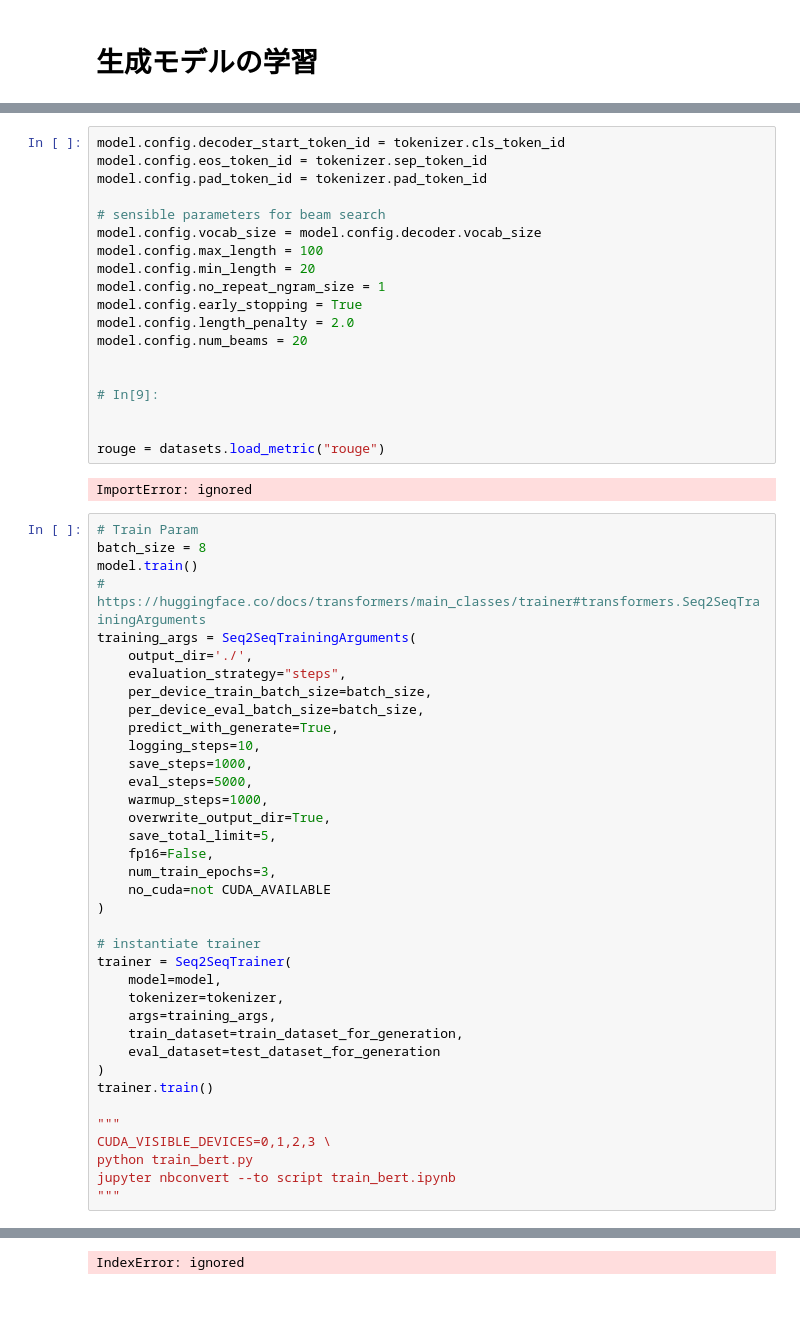
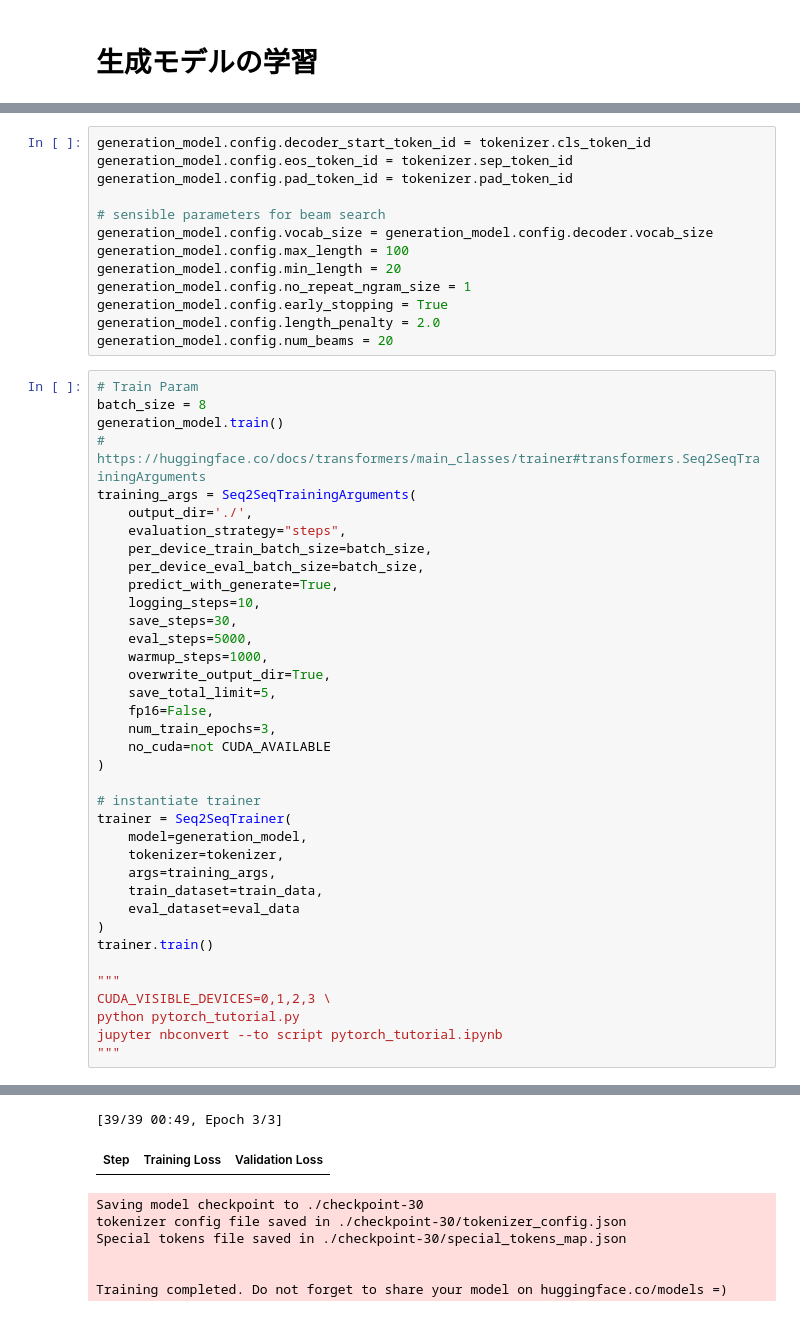
Before and after one commit to Exe-dev/M1-Pytorch-Tutorial, a Jupyter notebook: Pytorch_Tutorial.ipynb, the cells around one changed output, grey strips where cells are left out. Saved outputs shown, nothing was run; the diff lists cells and outputs as text.

```diff
--- a/Pytorch_Tutorial.ipynb
+++ b/Pytorch_Tutorial.ipynb
@@ -227,28 +262,20 @@ train_dataset_for_generation[0], test_dataset_for_generation[0]
 # %%
-model.config.decoder_start_token_id = tokenizer.cls_token_id
-model.config.eos_token_id = tokenizer.sep_token_id
-model.config.pad_token_id = tokenizer.pad_token_id
+generation_model.config.decoder_start_token_id = tokenizer.cls_token_id
+generation_model.config.eos_token_id = tokenizer.sep_token_id
+generation_model.config.pad_token_id = tokenizer.pad_token_id
 
 # sensible parameters for beam search
-model.config.vocab_size = model.config.decoder.vocab_size
-model.config.max_length = 100
-model.config.min_length = 20
-model.config.no_repeat_ngram_size = 1
-model.config.early_stopping = True
-model.config.length_penalty = 2.0
-model.config.num_beams = 20
-
-
-# In[9]:
-
-
-rouge = datasets.load_metric("rouge")
+generation_model.config.vocab_size = generation_model.config.decoder.vocab_size
+generation_model.config.max_length = 100
+generation_model.config.min_length = 20
+generation_model.config.no_repeat_ngram_size = 1
+generation_model.config.early_stopping = True
+generation_model.config.length_penalty = 2.0
+generation_model.config.num_beams = 20
-# %% [output]
-ImportError: ignored
 # %%
 # Train Param
 batch_size = 8
-model.train()
+generation_model.train()
 # https://huggingface.co/docs/transformers/main_classes/trainer#transformers.Seq2SeqTrainingArguments
 training_args = Seq2SeqTrainingArguments(
     output_dir='./',
@@ -257,7 +284,7 @@ training_args = Seq2SeqTrainingArguments(
     per_device_eval_batch_size=batch_size,
     predict_with_generate=True,
     logging_steps=10,
-    save_steps=1000,
+    save_steps=30,
     eval_steps=5000,
     warmup_steps=1000,
     overwrite_output_dir=True,
@@ -269,18 +296,18 @@ training_args = Seq2SeqTrainingArguments(
 
 # instantiate trainer
 trainer = Seq2SeqTrainer(
-    model=model,
+    model=generation_model,
     tokenizer=tokenizer,
     args=training_args,
-    train_dataset=train_dataset_for_generation,
-    eval_dataset=test_dataset_for_generation
+    train_dataset=train_data,
+    eval_dataset=eval_data
 )
 trainer.train()
 
 """
 CUDA_VISIBLE_DEVICES=0,1,2,3 \
-python train_bert.py
-jupyter nbconvert --to script train_bert.ipynb
+python pytorch_tutorial.py
+jupyter nbconvert --to script pytorch_tutorial.ipynb
 """
 # %% [output]
 PyTorch: setting up devices
@@ -295,2 +322,9 @@ The default value for the training argument `--report_to` will change in v5 (fro
 The following columns in the training set don't have a corresponding argument in `EncoderDecoderModel.forward` and have been ignored: token_type_ids. If token_type_ids are not expected by `EncoderDeco ...
-IndexError: ignored
+[39/39 00:49, Epoch 3/3]
+| Step | Training Loss | Validation Loss |
+Saving model checkpoint to ./checkpoint-30
+tokenizer config file saved in ./checkpoint-30/tokenizer_config.json
+Special tokens file saved in ./checkpoint-30/special_tokens_map.json
+
+
+Training completed. Do not forget to share your model on huggingface.co/models =)
```
Also changed, not shown: parts of 18 cells of this notebook.
